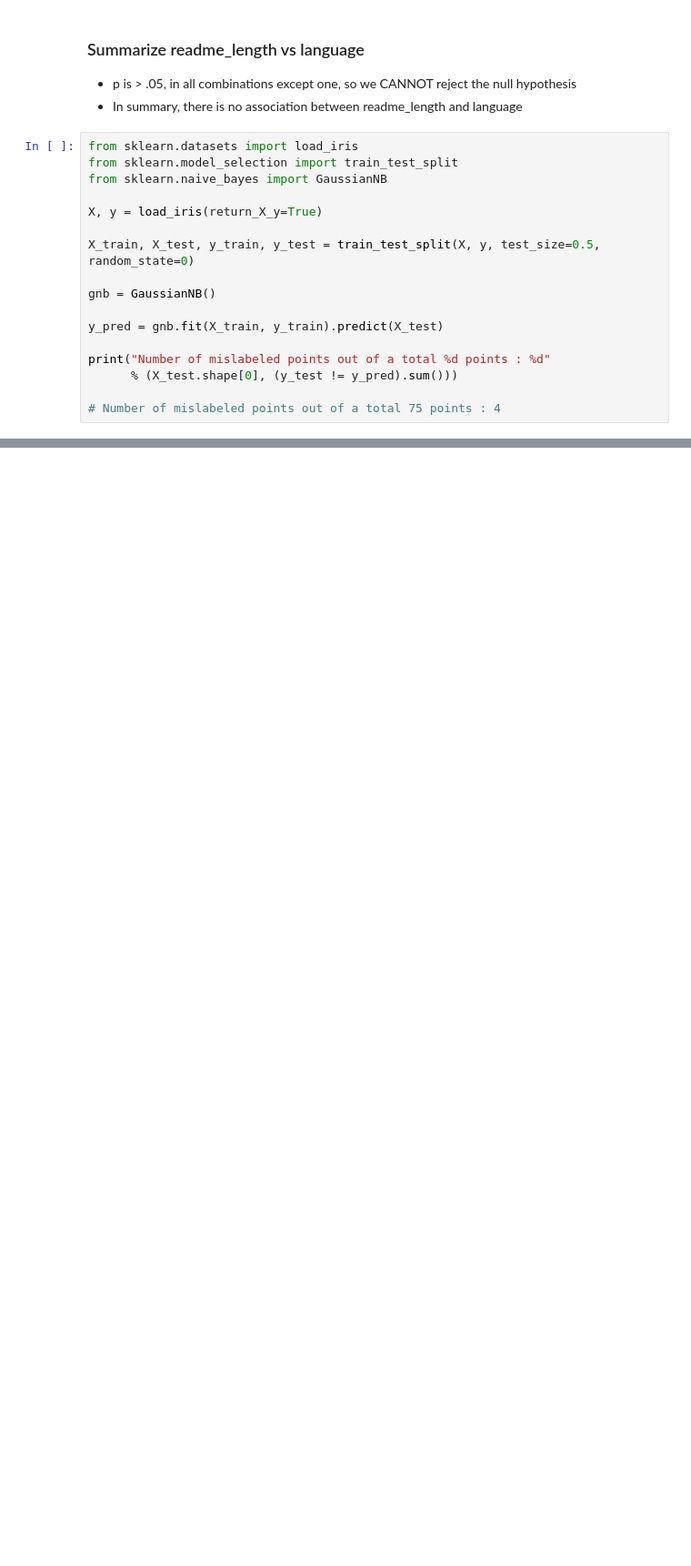
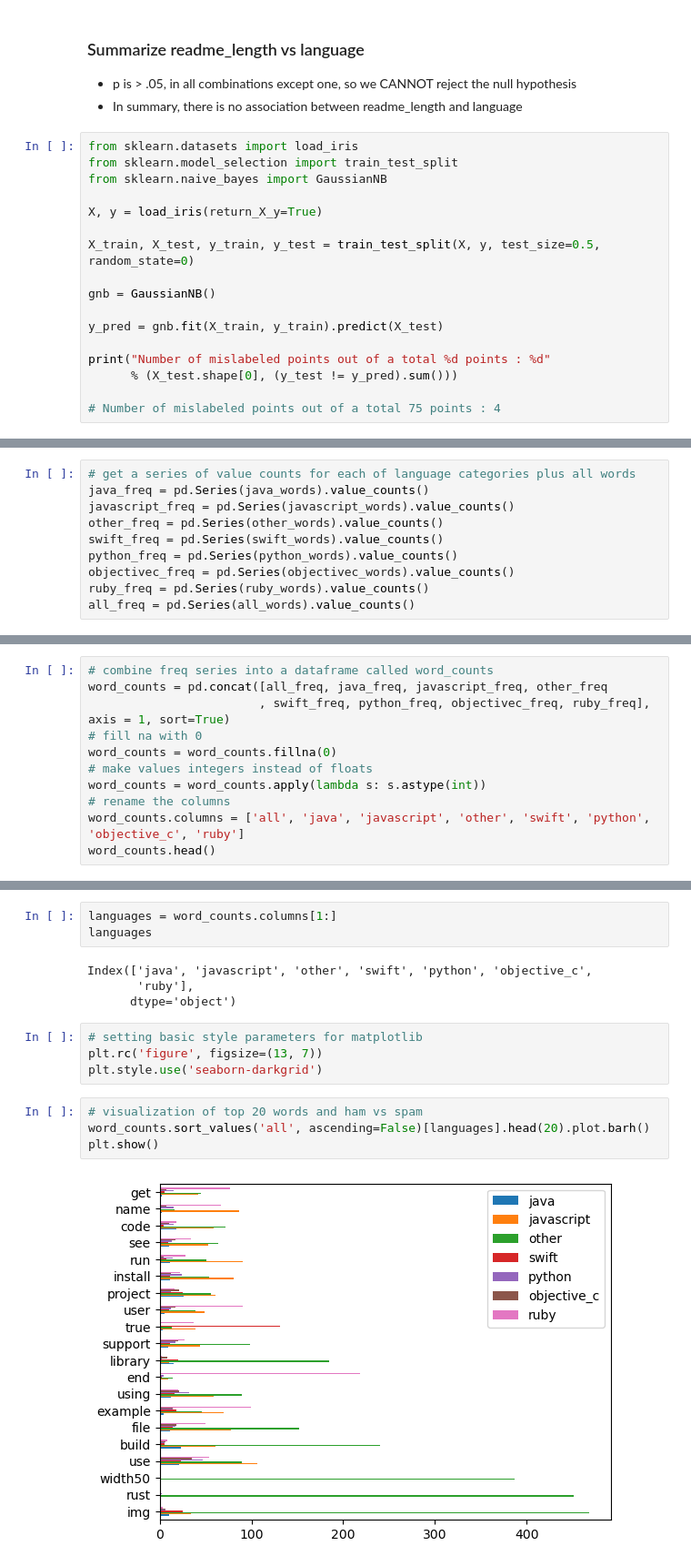
Before and after one commit to Keila-Camarillo/nlp_most_starred_repos, a Jupyter notebook: corey_explore.ipynb, the cells around one changed output, grey strips where cells are left out. Shown at 91% size. Drawn from its saved outputs; the diff is of its cells as text; blank space fills up the shorter version.

```diff
--- a/corey_explore.ipynb
+++ b/corey_explore.ipynb
@@ -161,0 +192,10 @@ print("Number of mislabeled points out of a total %d points : %d"
+# %%
+# get a series of value counts for each of language categories plus all words
+java_freq = pd.Series(java_words).value_counts()
+javascript_freq = pd.Series(javascript_words).value_counts()
+other_freq = pd.Series(other_words).value_counts()
+swift_freq = pd.Series(swift_words).value_counts()
+python_freq = pd.Series(python_words).value_counts()
+objectivec_freq = pd.Series(objectivec_words).value_counts()
+ruby_freq = pd.Series(ruby_words).value_counts()
+all_freq = pd.Series(all_words).value_counts()
@@ -161,0 +211,11 @@ print("Number of mislabeled points out of a total %d points : %d"
+# %%
+# combine freq series into a dataframe called word_counts
+word_counts = pd.concat([all_freq, java_freq, javascript_freq, other_freq
+                        , swift_freq, python_freq, objectivec_freq, ruby_freq], axis = 1, sort=True)
+# fill na with 0
+word_counts = word_counts.fillna(0)
+# make values integers instead of floats
+word_counts = word_counts.apply(lambda s: s.astype(int))
+# rename the columns
+word_counts.columns = ['all', 'java', 'javascript', 'other', 'swift', 'python', 'objective_c', 'ruby']
+word_counts.head()
@@ -161,0 +278,17 @@ print("Number of mislabeled points out of a total %d points : %d"
+# %%
+languages = word_counts.columns[1:]
+languages
+# %% [output]
+Index(['java', 'javascript', 'other', 'swift', 'python', 'objective_c',
+       'ruby'],
+      dtype='object')
+# %%
+# setting basic style parameters for matplotlib
+plt.rc('figure', figsize=(13, 7))
+plt.style.use('seaborn-darkgrid')
+# %%
+# visualization of top 20 words and ham vs spam
+word_counts.sort_values('all', ascending=False)[languages].head(20).plot.barh()
+plt.show()
+# %% [output]
+[figure, added]
```
Also changed, not shown: parts of 22 cells of this notebook.
